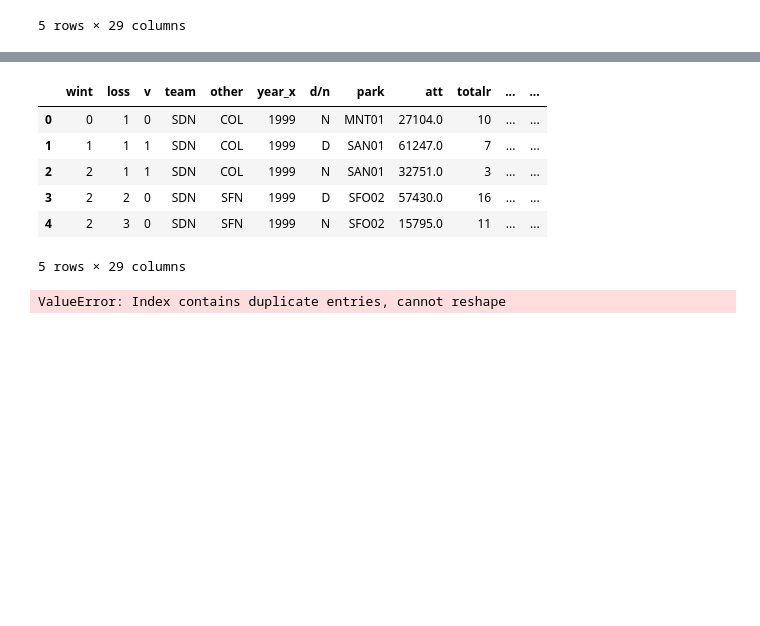
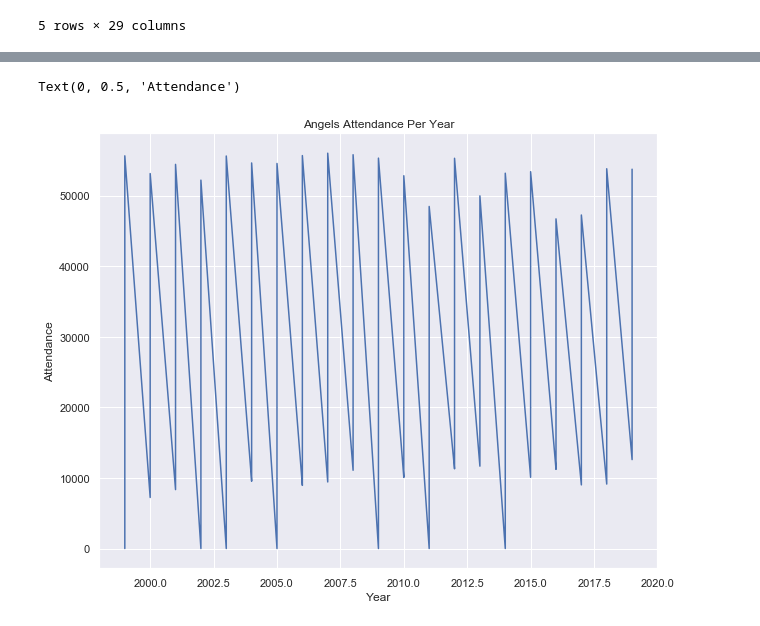
Before and after one commit to Elkin3456/SSC442, a Jupyter notebook: Baseballnotebook.ipynb, the cells around one changed output, grey strips where cells are left out. Drawn from its saved outputs; the diff is of its cells as text; code cells hidden in the pictures; blank space fills up the shorter version.

```diff
--- a/Baseballnotebook.ipynb
+++ b/Baseballnotebook.ipynb
@@ -475,18 +451,3 @@ park_abs = pd.pivot_table(dfints,'totalr',('year_x','park'),aggfunc=np.sum)
 import matplotlib.pyplot as plt
 %matplotlib inline
 import seaborn as sns
-# %%
-dfints.head()
-# %% [output]
-|  | wint | loss | v | team | other | year_x | d/n | park | att | totalr | ... | ... |
-| 0 | 0 | 1 | 0 | SDN | COL | 1999 | N | MNT01 | 27104.0 | 10 | ... | ... |
-| 1 | 1 | 1 | 1 | SDN | COL | 1999 | D | SAN01 | 61247.0 | 7 | ... | ... |
-| 2 | 2 | 1 | 1 | SDN | COL | 1999 | N | SAN01 | 32751.0 | 3 | ... | ... |
-| 3 | 2 | 2 | 0 | SDN | SFN | 1999 | D | SFO02 | 57430.0 | 16 | ... | ... |
-| 4 | 2 | 3 | 0 | SDN | SFN | 1999 | N | SFO02 | 15795.0 | 11 | ... | ... |
-5 rows × 29 columns
-# %%
-sns.set()
-parkat = dfints.pivot("park","year_x","att")
-# %% [output]
-ValueError: Index contains duplicate entries, cannot reshape
@@ -503,0 +454,10 @@ ValueError: Index contains duplicate entries, cannot reshape
+# %%
+dfints_ana = dfints[dfints['team'].isin(['ANA'])]
+sns.set(rc={'figure.figsize':(10,8)})
+sns.lineplot(x="year_x", y="att", estimator=None, data = dfints_ana)
+plt.title("Angels Attendance Per Year")
+plt.xlabel("Year")
+plt.ylabel("Attendance")
+# %% [output]
+Text(0, 0.5, 'Attendance')
+[figure, added]
```
Also changed, not shown: parts of 9 cells of this notebook.
